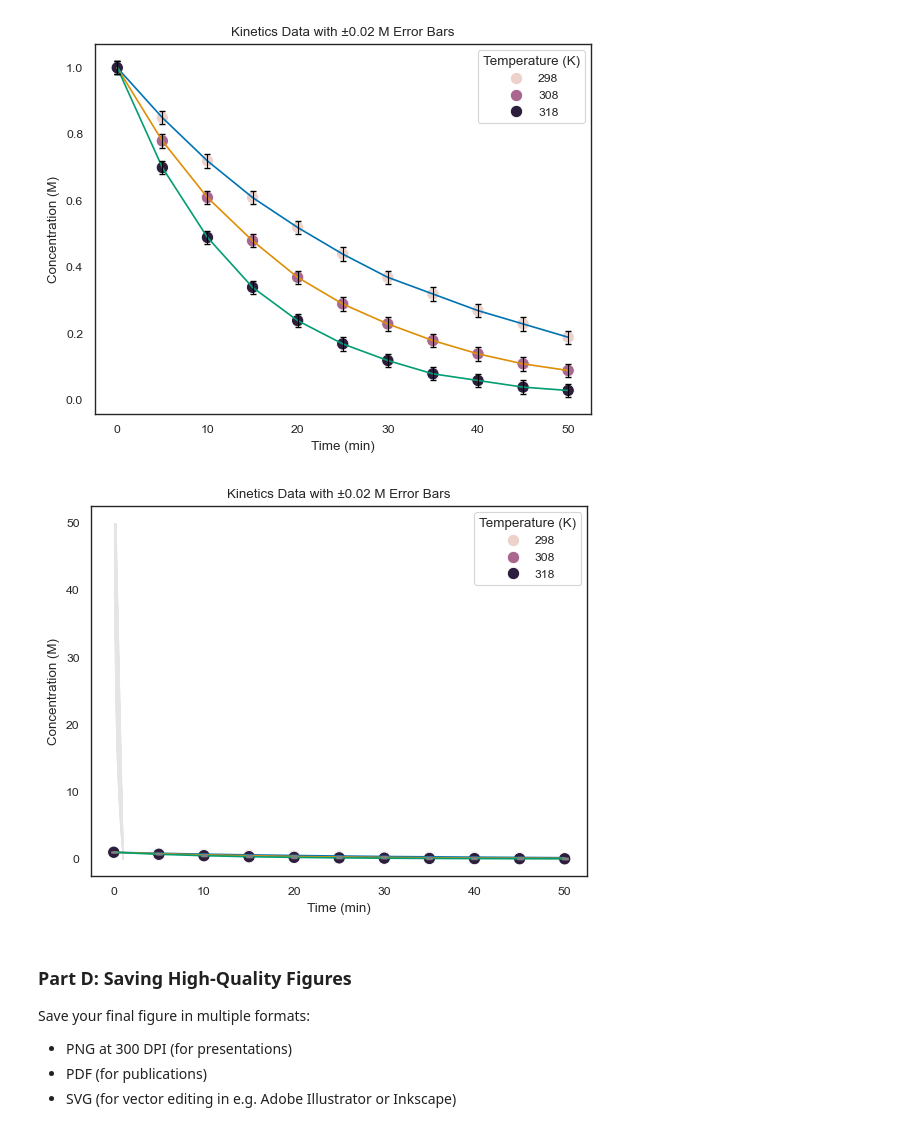
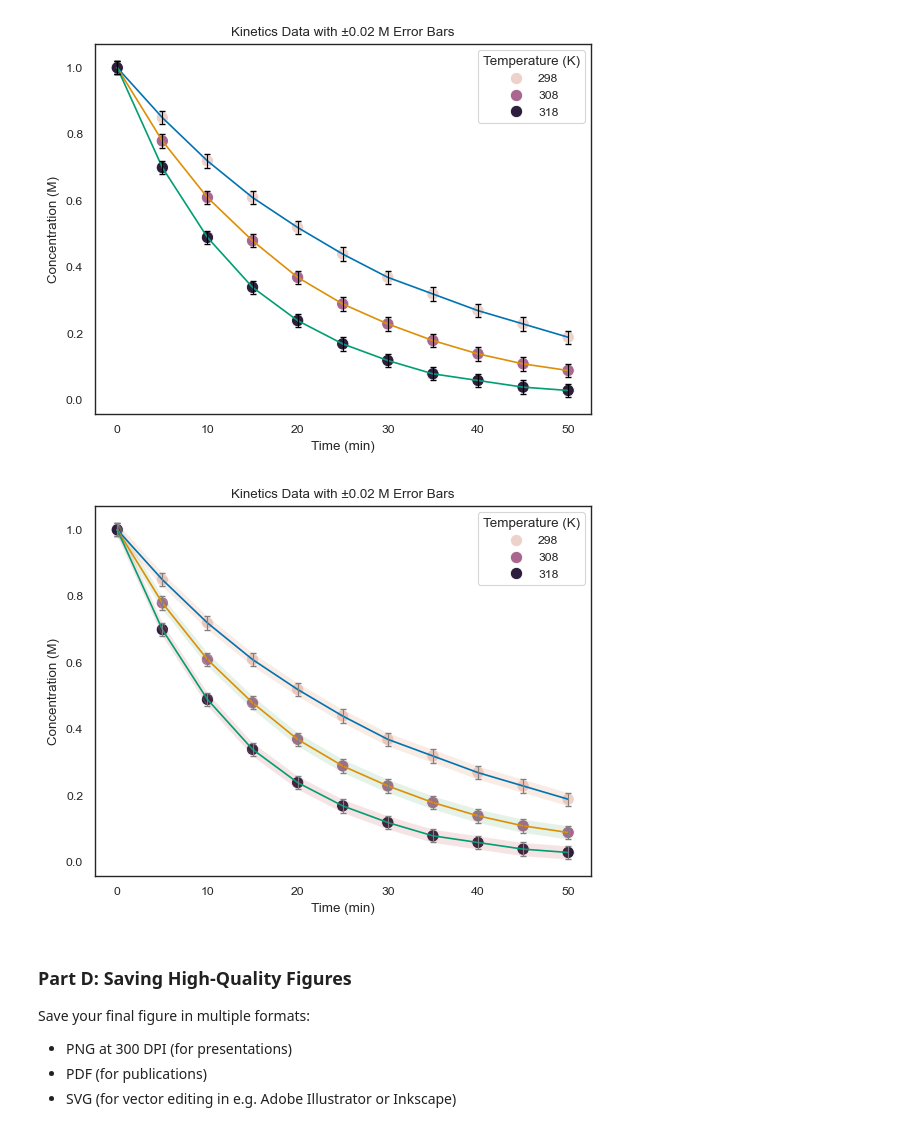
Before and after one commit to Hassan-Haydar/DSA103, a Jupyter notebook: LifeScienceData/lecture18/exercise linked to the lecture in another path/exercise_18.ipynb, the cells around one changed output. Cells and saved outputs as stored; diff of their text form; code cells hidden in the pictures.

```diff
--- a/LifeScienceData/lecture18/exercise linked to the lecture in another path/exercise_18.ipynb
+++ b/LifeScienceData/lecture18/exercise linked to the lecture in another path/exercise_18.ipynb
@@ -244,41 +244,45 @@ error = 0.02
 
 sns.scatterplot(
     data=df,
     x="Time (min)",
     y="Concentration (M)",
     hue="Temperature (K)",
     s=80
 )
 
 sns.lineplot(data=df,
             x="Time (min)",
             y="Concentration (M)",
             hue= "Temperature (K)",
             palette="colorblind",legend=False)
 
 plt.errorbar(
     df["Time (min)"],
     df["Concentration (M)"],
     yerr=error,
     fmt="none",      # no marker, only error bars
     ecolor="gray",  # error bar color
     elinewidth=.8,    # thickness
     capsize=2        # adds small caps on ends
 )
-plt.fill_between(
-    df["Concentration (M)"],
-    df["Time (min)"] - error,
-    df["Time (min)"] + error,
-    color="gray",
-    alpha=0.2
-)
+# --- FIX: apply shading *within each temperature group* ---
+for T in df["Temperature (K)"].unique():
+    sub = df[df["Temperature (K)"] == T]
+
+    plt.fill_between(
+        sub["Time (min)"],
+        sub["Concentration (M)"] - error,
+        sub["Concentration (M)"] + error,
+        alpha=0.15
+    )
+
 
 plt.xlabel("Time (min)")
 plt.ylabel("Concentration (M)")
 plt.title("Kinetics Data with ±0.02 M Error Bars")
 plt.show()
 # %% [output]
-[figure, old version]
+[figure, new version]
 # %% [markdown]
 ### Part D: Saving High-Quality Figures
 
```
Also changed, not shown: parts of 7 cells of this notebook.
